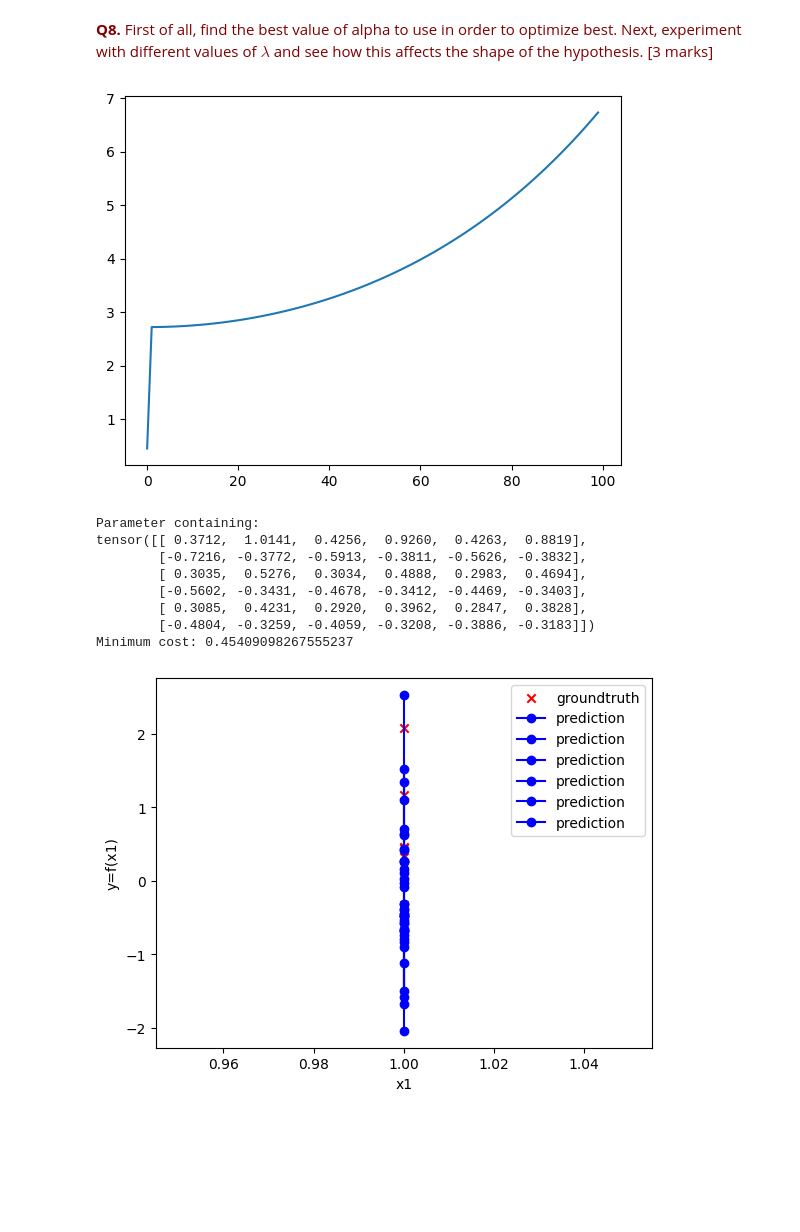
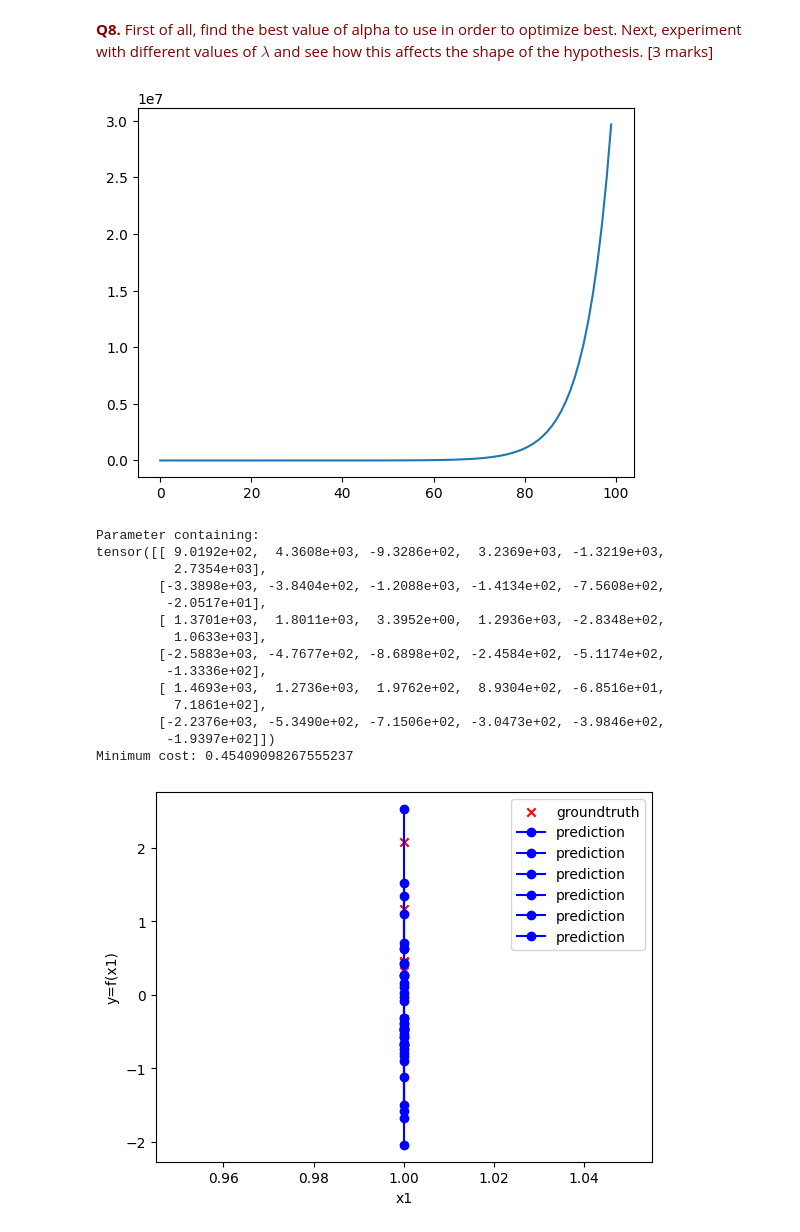
Before and after one commit to TomrroW007/Colaboratory, a Jupyter notebook: wk3_Regression.ipynb, the cells around one changed output. Cells and saved outputs as stored; diff of their text form; code cells hidden in the pictures; blank space fills up the shorter version.

```diff
--- a/wk3_Regression.ipynb
+++ b/wk3_Regression.ipynb
@@ -243,0 +223,28 @@ the error on the train set: 3605.9970703125
+# %%
+### your code here
+# learning_rates = [0.1, 0.01, 0.001]
+learning_rates = [.1, .05, .01, .005,.001]
+for learning_rate in learning_rates:
+  # the error on the train set
+  cost_lst = list()
+  model = LinearRegression(x_train.shape[1])
+  for it in range(100):
+    prediction = model(x_train)
+    cost = mean_squared_error(y_train, prediction)
+    cost_lst.append(cost)
+    gradient_descent_step(model, x_train, y_train, prediction, learning_rate)
+    # the error on the test set
+    x_test_pred = model(x_test)
+    x_test_error = mean_squared_error(x_test_pred, y_test)
+  # draw the image of the train set
+  fig, axs = plt.subplots(2)
+  axs[0].plot(list(range(it+1)), cost_lst)
+  axs[1].scatter(prediction, y_train)
+  plt.show()
+  print(model.weight)
+  print('Minimum cost: {}'.format(min(cost_lst)))
+  # print the error on the test and train set
+  print("learning_rate:", learning_rate)
+  print("the error on the test set:", x_test_error.item())
+  print("the error on the train set:", torch.mean(torch.stack(cost_lst)).item())
+  print("----------------------------------------------------------------------------------")
@@ -278,7 +331,8 @@ x3 = torch.stack(x3, dim=1)
 
 ### hint: remember to add x_0 for the bias
 # Add a column of ones for the bias term (x^0)
-x3 = torch.cat([torch.ones(x3.size(0), 1), x3], dim=1)
+if x3.shape[1] < 7 :
+  x3 = torch.cat([torch.ones(x3.size(0), 1), x3], dim=1)
 
 print(x3)
 # %% [output]
@@ -318,7 +372,7 @@ def mean_squared_error(y_true: torch.Tensor, y_pred: torch.Tensor, lam: float, t
   ### your code here
   m = len(y_true)
   squared_error = torch.sum((y_pred - y_true) ** 2) / (2 * m)
-  regularization_term = (lam / (2 * m)) * torch.sum(theta[1:] ** 2)  # Exclude theta_0
+  regularization_term = (lam / (2 * m)) * torch.sum(theta[0:] ** 2)
   return squared_error + regularization_term
 
 def gradient_descent_step(model: nn.Module, X: torch.Tensor, y: torch.Tensor, y_pred: torch.Tensor, lr: float, lam: float) -> None:
@@ -333,7 +387,7 @@ def gradient_descent_step(model: nn.Module, X: torch.Tensor, y: torch.Tensor, y_
   if weight[1:].shape[0] > 0:
     grad[1:] += (lam / N) * weight[1:]
 
-  ###
+   ###
   model.weight = nn.Parameter(weight - lr * grad, requires_grad=False)
 # %% [markdown]
 <font color="maroon"> **Q8.** First of all, find the best value of alpha to use in order to optimize best.
@@ -341,34 +395,40 @@ Next, experiment with different values of $\lambda$ and see how this affects the
 # %%
 cost_lst = list()
 model = LinearRegression(x3.shape[1])
-alpha = .01 # select an appropriate alpha
-lam = .0001 # select an appropriate lambda
+alpha = .1 # select an appropriate alpha
+lam = .1 # select an appropriate lambda
 for it in range(100):
   prediction = model(x3)
   cost = mean_squared_error(y, prediction, lam, model.weight)
   cost_lst.append(cost)
 
   # 调试打印语句
   print(f'迭代 {it}：')
   print('x3 的形状:', x3.shape)
   print('y 的形状:', y.shape)
   print('模型权重的形状:', model.weight.shape)
 
   gradient_descent_step(model, x3, y, prediction, alpha, lam)
 display.clear_output(wait=True)
 plt.plot(list(range(it+1)), cost_lst)
 plt.show()
 print(model.weight)
 print('Minimum cost: {}'.format(min(cost_lst)))
 # %% [output]
-[figure, old version]
+[figure, new version]
 Parameter containing:
-tensor([[ 0.3712,  1.0141,  0.4256,  0.9260,  0.4263,  0.8819],
-        [-0.7216, -0.3772, -0.5913, -0.3811, -0.5626, -0.3832],
-        [ 0.3035,  0.5276,  0.3034,  0.4888,  0.2983,  0.4694],
-        [-0.5602, -0.3431, -0.4678, -0.3412, -0.4469, -0.3403],
-        [ 0.3085,  0.4231,  0.2920,  0.3962,  0.2847,  0.3828],
-        [-0.4804, -0.3259, -0.4059, -0.3208, -0.3886, -0.3183]])
+tensor([[ 9.0192e+02,  4.3608e+03, -9.3286e+02,  3.2369e+03, -1.3219e+03,
+          2.7354e+03],
+        [-3.3898e+03, -3.8404e+02, -1.2088e+03, -1.4134e+02, -7.5608e+02,
+         -2.0517e+01],
+        [ 1.3701e+03,  1.8011e+03,  3.3952e+00,  1.2936e+03, -2.8348e+02,
+          1.0633e+03],
+        [-2.5883e+03, -4.7677e+02, -8.6898e+02, -2.4584e+02, -5.1174e+02,
+         -1.3336e+02],
+        [ 1.4693e+03,  1.2736e+03,  1.9762e+02,  8.9304e+02, -6.8516e+01,
+          7.1861e+02],
+        [-2.2376e+03, -5.3490e+02, -7.1506e+02, -3.0473e+02, -3.9846e+02,
+         -1.9397e+02]])
 Minimum cost: 0.45409098267555237
 # %%
 plt.scatter(x3[:, 0], y, c='red', marker='x', label='groundtruth')
```
Also changed, not shown: parts of 4 cells of this notebook.
